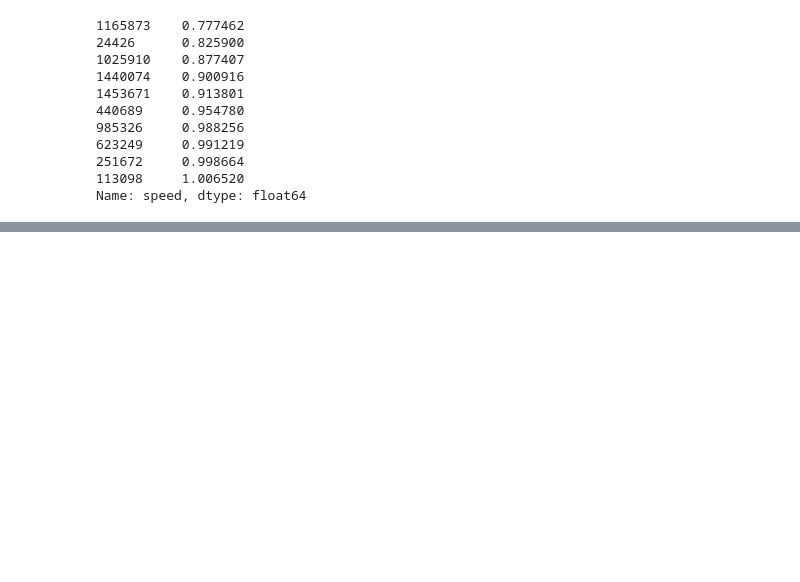
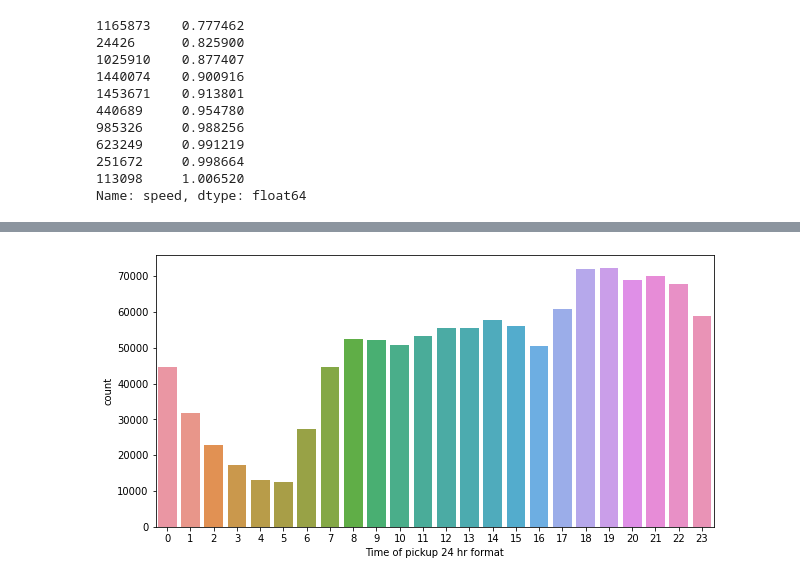
Before and after one commit to AbhijeetS1112/NYC-Taxi-Trip-Time-Prediction----ALMA, a Jupyter notebook: NYC_Taxi_Trip_Time_Prediction.ipynb, the cells around one changed output, grey strips where cells are left out. Cells and saved outputs as stored; diff of their text form; code cells hidden in the pictures; blank space fills up the shorter version.

```diff
--- a/NYC_Taxi_Trip_Time_Prediction.ipynb
+++ b/NYC_Taxi_Trip_Time_Prediction.ipynb
@@ -619,0 +652,8 @@ Name: speed, dtype: float64
+# %%
+# Trips per hour
+plt.figure(figsize=(10,5))
+sns.countplot(df.pickup_hour)
+plt.xlabel("Time of pickup 24 hr format")
+plt.show()
+# %% [output]
+[figure, added]
```
Also changed, not shown: parts of 32 cells of this notebook.
